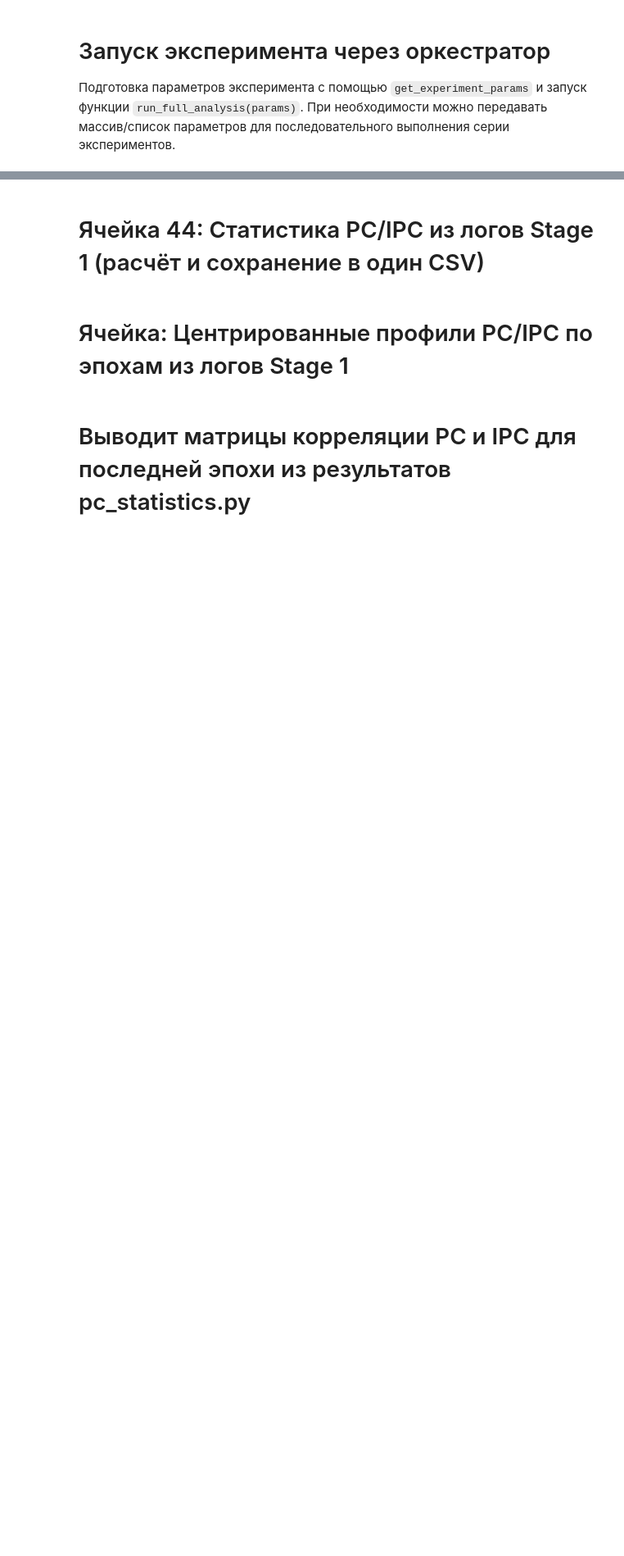
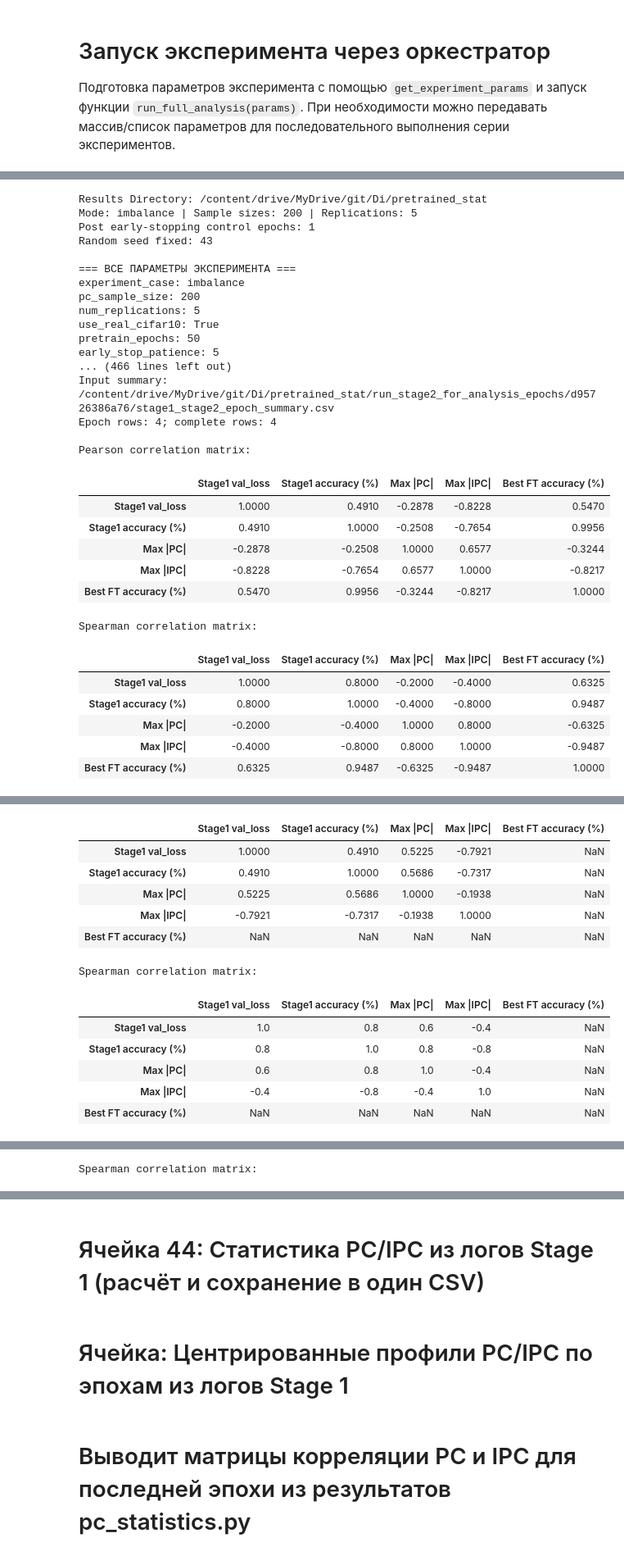
Before and after one commit to DR24DR24/Di, a Jupyter notebook: pretrained_stat.ipynb, the cells around one changed output, grey strips where cells are left out. Shown at 82% size. Saved outputs shown, nothing was run; the diff lists cells and outputs as text; code cells hidden in the pictures; blank space fills up the shorter version.

```diff
--- a/pretrained_stat.ipynb
+++ b/pretrained_stat.ipynb
@@ -2573,0 +2696,64 @@ results = run_full_analysis(params)
+# %%
+# В Jupyter / IPython:
+# from IPython.display import clear_output
+# results = run_experiment_grid(clear_output_fn=clear_output)
+
+# С явной передачей базовых параметров и функции анализа:
+
+base_params = get_experiment_params(
+    experiment_case="imbalance",
+    pc_sample_size=200,
+    num_replications=5,
+    use_real_cifar10=True,
+    pretrain_epochs=50,
+    early_stop_patience=5,
+    post_early_stop_epochs=1,
+    learning_rate_source=0.001,
+    target_epochs=50,
+    target_patience=5,
+    learning_rate_target=0.001,
+    feature_extraction=True,
+    ft_sample_size=100,
+    best_model_criterion="pc",
+    seed=43,
+)
+
+results = run_experiment_grid(
+    seed_list=[42, 43, 44],
+    ft_sample_size_list=[100, 1000, 10000],
+    pc_sample_size_list=[200, 400],
+    num_replications_list=[5, 3],
+    base_params=base_params,
+    run_analysis_fn=run_full_analysis,
+)
+# %% [output]
+Results Directory: /content/drive/MyDrive/git/Di/pretrained_stat
+Mode: imbalance | Sample sizes: 200 | Replications: 5
+Post early-stopping control epochs: 1
+Random seed fixed: 43
+
+=== ВСЕ ПАРАМЕТРЫ ЭКСПЕРИМЕНТА ===
+experiment_case: imbalance
+pc_sample_size: 200
+num_replications: 5
+use_real_cifar10: True
+pretrain_epochs: 50
+early_stop_patience: 5
+... (466 lines left out)
+Input summary: /content/drive/MyDrive/git/Di/pretrained_stat/run_stage2_for_analysis_epochs/d95726386a76/stage1_stage2_epoch_summary.csv
+Epoch rows: 4; complete rows: 4
+
+Pearson correlation matrix:
+|  | Stage1 val_loss | Stage1 accuracy (%) | Max |PC| | Max |IPC| | Best FT accuracy (%) |
+| Stage1 val_loss | 1.0000 | 0.4910 | -0.2878 | -0.8228 | 0.5470 |
+| Stage1 accuracy (%) | 0.4910 | 1.0000 | -0.2508 | -0.7654 | 0.9956 |
+| Max |PC| | -0.2878 | -0.2508 | 1.0000 | 0.6577 | -0.3244 |
+| Max |IPC| | -0.8228 | -0.7654 | 0.6577 | 1.0000 | -0.8217 |
+| Best FT accuracy (%) | 0.5470 | 0.9956 | -0.3244 | -0.8217 | 1.0000 |
+Spearman correlation matrix:
+|  | Stage1 val_loss | Stage1 accuracy (%) | Max |PC| | Max |IPC| | Best FT accuracy (%) |
+| Stage1 val_loss | 1.0000 | 0.8000 | -0.2000 | -0.4000 | 0.6325 |
+| Stage1 accuracy (%) | 0.8000 | 1.0000 | -0.4000 | -0.8000 | 0.9487 |
+| Max |PC| | -0.2000 | -0.4000 | 1.0000 | 0.8000 | -0.6325 |
+| Max |IPC| | -0.4000 | -0.8000 | 0.8000 | 1.0000 | -0.9487 |
+| Best FT accuracy (%) | 0.6325 | 0.9487 | -0.6325 | -0.9487 | 1.0000 |
@@ -2573,0 +2777,13 @@ results = run_full_analysis(params)
+|  | Stage1 val_loss | Stage1 accuracy (%) | Max |PC| | Max |IPC| | Best FT accuracy (%) |
+| Stage1 val_loss | 1.0000 | 0.4910 | 0.5225 | -0.7921 | NaN |
+| Stage1 accuracy (%) | 0.4910 | 1.0000 | 0.5686 | -0.7317 | NaN |
+| Max |PC| | 0.5225 | 0.5686 | 1.0000 | -0.1938 | NaN |
+| Max |IPC| | -0.7921 | -0.7317 | -0.1938 | 1.0000 | NaN |
+| Best FT accuracy (%) | NaN | NaN | NaN | NaN | NaN |
+Spearman correlation matrix:
+|  | Stage1 val_loss | Stage1 accuracy (%) | Max |PC| | Max |IPC| | Best FT accuracy (%) |
+| Stage1 val_loss | 1.0 | 0.8 | 0.6 | -0.4 | NaN |
+| Stage1 accuracy (%) | 0.8 | 1.0 | 0.8 | -0.8 | NaN |
+| Max |PC| | 0.6 | 0.8 | 1.0 | -0.4 | NaN |
+| Max |IPC| | -0.4 | -0.8 | -0.4 | 1.0 | NaN |
+| Best FT accuracy (%) | NaN | NaN | NaN | NaN | NaN |
@@ -2573,0 +2813 @@ results = run_full_analysis(params)
+Spearman correlation matrix:
```
Also changed, not shown: parts of 10 cells of this notebook, 3 other files.
